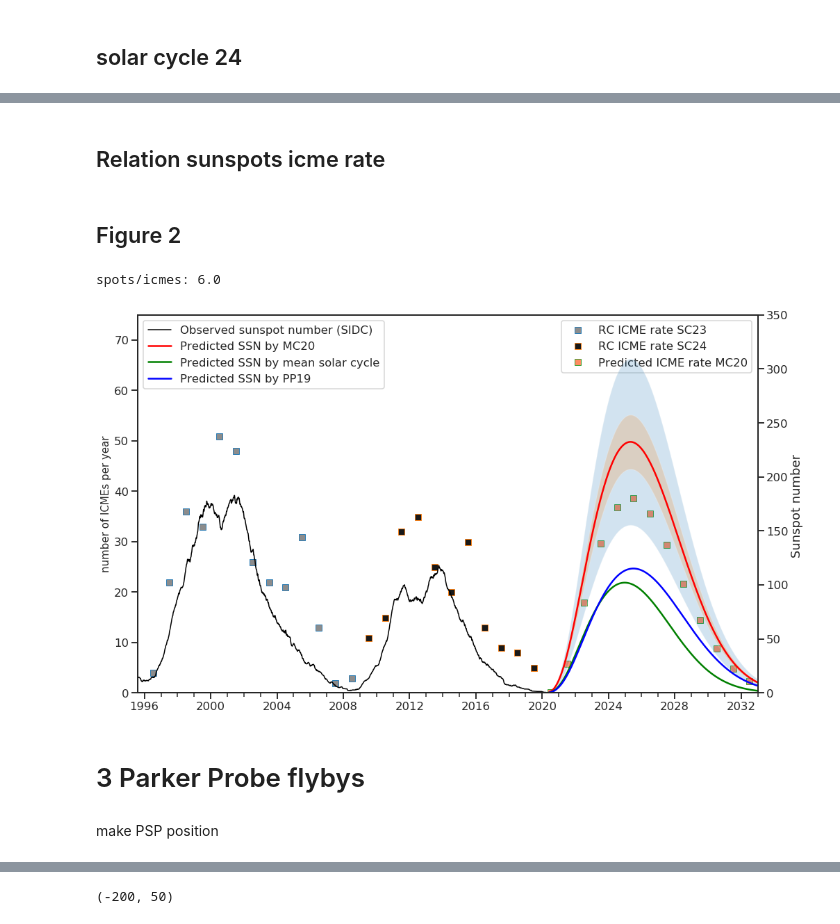
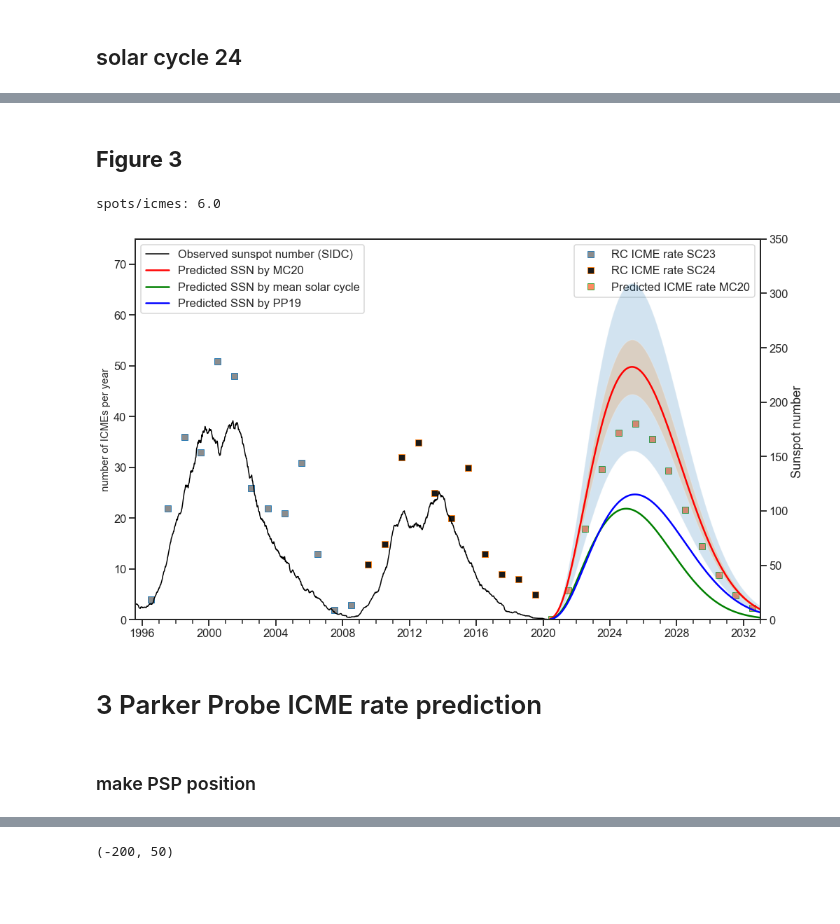
Before and after one commit to cmoestl/heliocats, a Jupyter notebook: cme_rate.ipynb, the cells around one changed output, grey strips where cells are left out. Drawn from its saved outputs; the diff is of its cells as text; code cells hidden in the pictures; blank space fills up the shorter version.

```diff
--- a/cme_rate.ipynb
+++ b/cme_rate.ipynb
@@ -831,33 +846,3 @@ spots
 icmes RC [ 4 22 36 33 51 48 26 22 21 31 13  2  3]
 # %% [markdown]
 ## solar cycle 24
-# %%
-############################## solar cycle 24
-print()
-print('cycle 24')
-print('spots for 2009 to 2019')
-
-
-
-print()
-
-
-wind_mfr_number_24=histwin
-print('icmes from HSO',np.rint(histwin))
-print('errors!! times to 2019')
-
-print()
-
-#***make better with exact minimum dates!! not per year
-rc_rate_values_24=rc_rate_values[13:]
-
-print('icmes RC',rc_rate_values_24)
-#same for July 1 as middle of the year
-last_year=2020
-years_jul_1_str_24=[str(i)+'-07-01' for i in np.arange(2009,last_year) ]
-yearly_mid_times_24=parse_time(years_jul_1_str_24).datetime
-yearly_mid_times_num_24=parse_time(years_jul_1_str_24).plot_date
-print(yearly_mid_times_24)
-
-
-print()
@@ -880,8 +911,0 @@ icmes RC [11 15 32 35 25 20 30 13  9  8  5]
-# %%
-#(histspots, bin_edges_spots) = np.histogram(ssn.spots_mean_13, yearly_bin_edges)
-#print('histogram spots_mean_13:',histspots)
-
-conversion_factor_spots_to_icmes=6.0
-
-
-#***************make linear correlation icme rate sunspot number
@@ -1068,2 +1206,0 @@ icmes upper95:  [ 0.  8. 24. 39. 49. 51. 47. 39. 29. 19. 12.  6.  3.]
-# %% [markdown]
-## Relation sunspots icme rate
@@ -1075,5 +1207,5 @@ icmes upper95:  [ 0.  8. 24. 39. 49. 51. 47. 39. 29. 19. 12.  6.  3.]
 # %% [markdown]
-## Figure 2
+## **Figure 3**
 # %%
 #cut off omni data
 #otime=omni[-225000:].time
@@ -1085,18 +1217,13 @@ icmes upper95:  [ 0.  8. 24. 39. 49. 51. 47. 39. 29. 19. 12.  6.  3.]
 #%matplotlib inline
 #plt.rcParams["figure.figsize"] = (20,10)
 
-
 sns.set_context("talk")
 sns.set_style('whitegrid')
 sns.set_style("ticks",{'grid.linestyle': '--'})
 fsize=15
 
-fig=plt.figure(5,figsize=(16,10))
+fig=plt.figure(3,figsize=(16,10))
 ax1 = plt.subplot(111)
-
-
-
-
 
 ################################ plot various ICME rates
 #ax1.plot(yearly_mid_times_23,wind_mfr_number_23, marker='s',markerfacecolor='black', alpha=0.9,label='Observed ICME rate',linestyle='')
@@ -1122,38 +1249,38 @@ ax1.legend(loc=1)
 
 
 
 
 #p######################## plot sunspot number
 ax2=ax1.twinx()
 ax2.plot(ssn.time,ssn.spot_mean_12,'-k',alpha=1,linewidth=1.5,label='Observed sunspot number (SIDC)')
 
 
 ############################ #daily prediction smooth curve
 ax2.plot(times_25_daily,spots_predict_25_daily,'-r',alpha=1,linewidth=2.5,label='Predicted SSN by MC20')
 ax2.plot(times_25_daily,spots_predict_25m_daily,'-g',alpha=1,linewidth=2.5,label='Predicted SSN by mean solar cycle')
 ax2.plot(times_25_daily,spots_predict_25pp_daily,'-b',alpha=1,linewidth=2.5,label='Predicted SSN by PP19')
 ax2.fill_between(times_25_daily, spots_predict_25_daily_lower95, spots_predict_25_daily_upper95, alpha=0.2)
 ax2.fill_between(times_25_daily, spots_predict_25_daily_lower68, spots_predict_25_daily_upper68, alpha=0.2)
 ax2.set_ylabel('Sunspot number ')
 
 ax2.set_xlim(parse_time('1995-08-01').plot_date,parse_time('2033-01-01').plot_date)
 max_spot=350
 ax2.set_ylim(0,max_spot)
 years = mdates.YearLocator()   # every year
 ax2.xaxis.set_minor_locator(years)
 ax2.legend(loc=2)
 
 
 print('spots/icmes:',conversion_factor_spots_to_icmes)
 plt.savefig('results/plots_rate/solar_cycle_25_prediction.pdf', dpi=300)
 plt.savefig('results/plots_rate/solar_cycle_25_prediction.png', dpi=300)
 # %% [output]
 spots/icmes: 6.0
-[figure, old version]
+[figure, new version]
 # %% [markdown]
-# 3 Parker Probe flybys
+# 3 Parker Probe ICME rate prediction
 # %% [markdown]
- make PSP position
+### make PSP position
 # %%
 
 frame='HEEQ'
```
Also changed, not shown: parts of 27 cells of this notebook, 1 other file.
